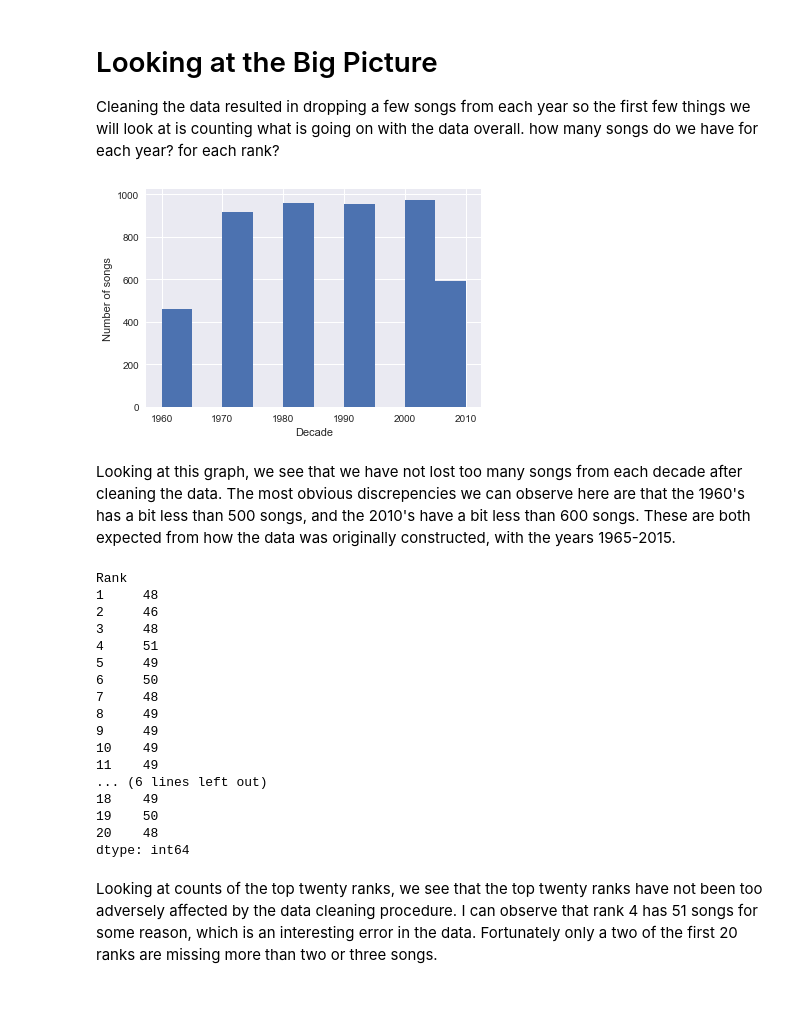
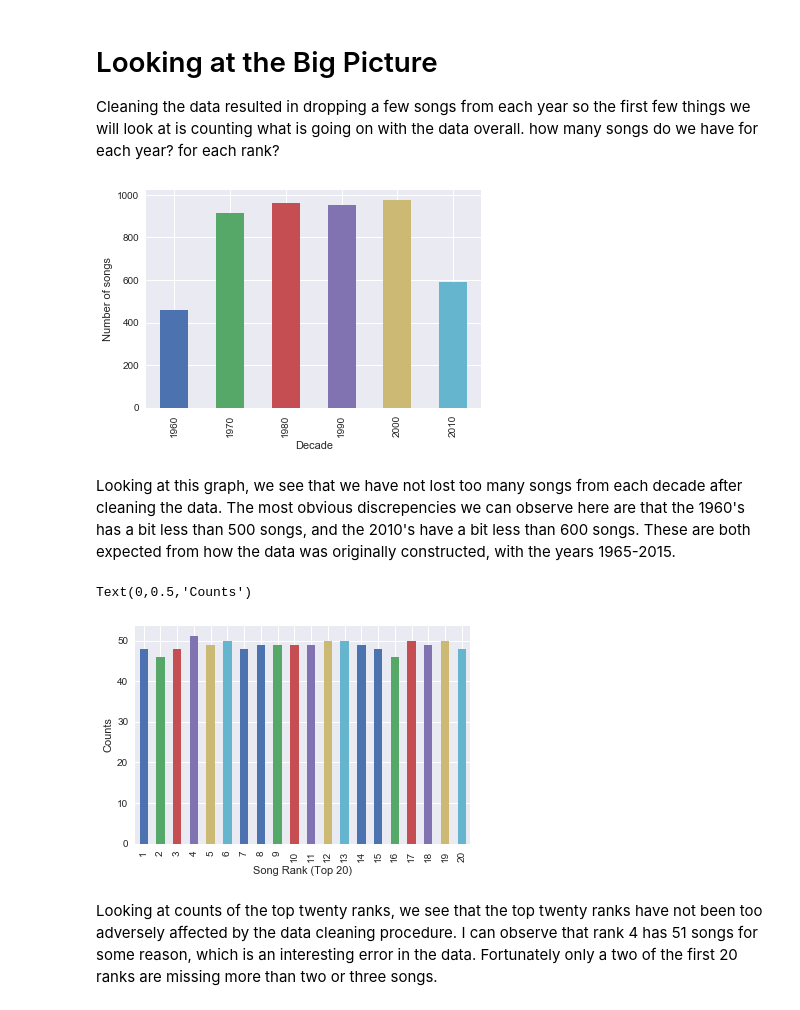
Before and after one commit to mbuck86/Capstone1, a Jupyter notebook: Data Story/Data Story Notebook.ipynb, the cells around one changed output. Cells and saved outputs as stored; diff of their text form; code cells hidden in the pictures.

```diff
--- a/Data Story/Data Story Notebook.ipynb
+++ b/Data Story/Data Story Notebook.ipynb
@@ -33,34 +33,21 @@ songs.head()
 Cleaning the data resulted in dropping a few songs from each year so the first few things we will look at is counting what is going on with the data overall. how many songs do we have for each year? for each rank?
 # %%
 # visualizing songs per year
-plt.hist(songs['Decade'])
+songs.groupby('Decade').size().plot.bar()
 plt.xlabel('Decade')
 plt.ylabel('Number of songs')
 plt.show()
 # %% [output]
-[figure, old version]
+[figure, new version]
 # %% [markdown]
 Looking at this graph, we see that we have not lost too many songs from each decade after cleaning the data. The most obvious discrepencies we can observe here are that the 1960's has a bit less than 500 songs, and the 2010's have a bit less than 600 songs. These are both expected from how the data was originally constructed, with the years 1965-2015.
 # %%
-songs.groupby('Rank').size().head(20)
+songs.groupby('Rank').size().head(20).plot.bar()
+plt.xlabel('Song Rank (Top 20)')
+plt.ylabel('Counts')
 # %% [output]
-Rank
-1     48
-2     46
-3     48
-4     51
-5     49
-6     50
-7     48
-8     49
-9     49
-10    49
-11    49
-... (6 lines left out)
-18    49
-19    50
-20    48
-dtype: int64
+Text(0,0.5,'Counts')
+[figure, added]
 # %% [markdown]
 Looking at counts of the top twenty ranks, we see that the top twenty ranks have not been too adversely affected by the data cleaning procedure. I can observe that rank 4 has 51 songs for some reason, which is an interesting error in the data. Fortunately only a two of the first 20 ranks are missing more than two or three songs.
 # %%
```
Also changed, not shown: parts of 28 cells of this notebook.
